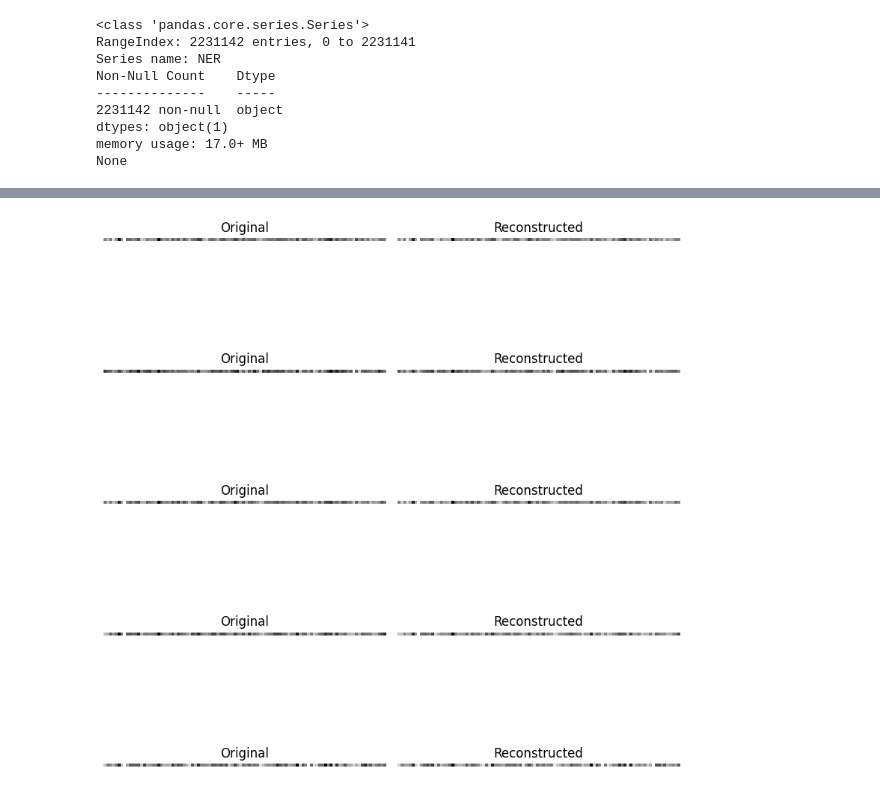
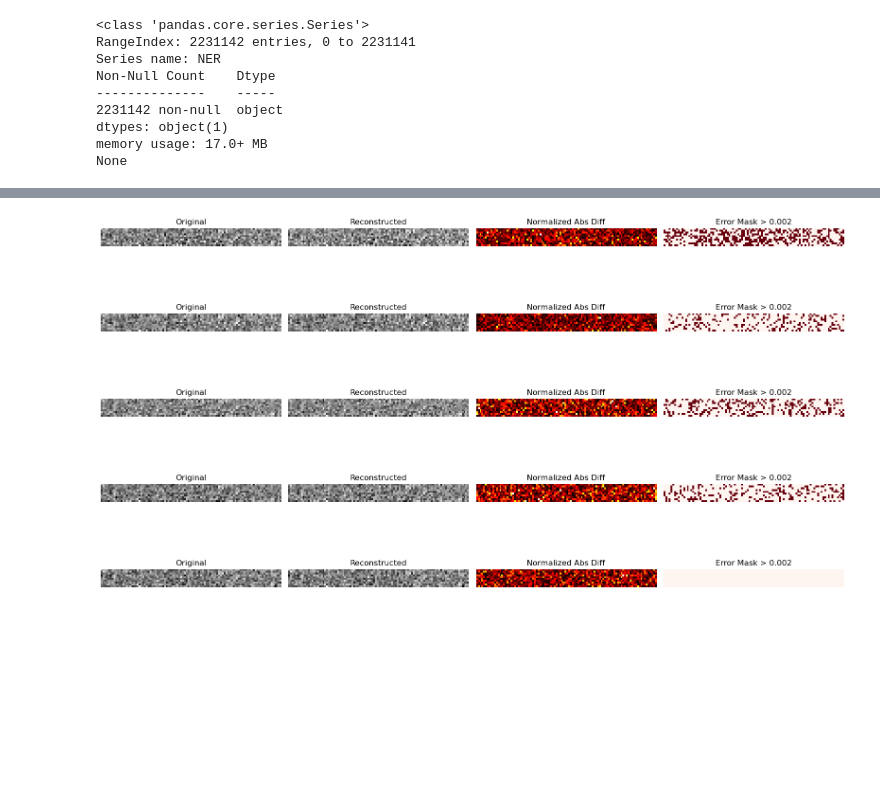
Before and after one commit to JasimrazaMomin/recipe-substitution, a Jupyter notebook: final_project/final_project.ipynb, the cells around one changed output, grey strips where cells are left out. Saved outputs shown, nothing was run; the diff lists cells and outputs as text; code cells hidden in the pictures; blank space fills up the shorter version.

```diff
--- a/final_project/final_project.ipynb
+++ b/final_project/final_project.ipynb
@@ -256,16 +235,19 @@ X_val_v1 = tf.convert_to_tensor(X_val_v1)
+# %%
+checkpoint_callback = ModelCheckpoint(
+    filepath='models_200k_real/autoencoder_epoch_{epoch:02d}.keras',  # Save path with epoch number
+    save_freq='epoch',               # Save after each epoch
+    save_best_only=False,            # Save all models, not just the best
+    save_weights_only=False,         # Save the full model (architecture + weights)
+    verbose=1                        # Display a message when saving
+)
 # %%
+# Train the model with the callback
 history = autoencoder.fit(
     X_train_v1, X_train_v1,
-    epochs=5,
+    epochs=50,
     batch_size=64,
     validation_data=(X_val_v1, X_val_v1),
+    callbacks=[checkpoint_callback],
     verbose=1
 )
-# history = autoencoder.fit(
-#     xv2, xv2,
-#     epochs=5,
-#     batch_size=128,
-#     validation_data=(xvv2,xvv2),
-#     verbose=1
-# )
 # %% [output]
@@ -331,23 +304,66 @@ plt.show()
 # %%
+# n_samples = 5
+# test_samples = np.array(X_train_v1)[np.random.choice(len(X_train_v1),n_samples, replace=False)]
+
+# reconstructed_samples = autoencoder.predict(test_samples)
+# fig, axes = plt.subplots(n_samples, 2, figsize=(8, 2 * n_samples))
+
+# for i in range(n_samples):
+#     axes[i, 0].imshow(test_samples[i].reshape(10,100), cmap="gray")  # Modify shape for your data
+#     axes[i, 0].set_title("Original")
+#     axes[i, 0].axis("off")
+
+#     axes[i, 1].imshow(reconstructed_samples[i].reshape(10, 100), cmap="gray")  # Modify shape for your data
+#     axes[i, 1].set_title("Reconstructed")
+#     axes[i, 1].axis("off")
+
+# plt.tight_layout()
+# plt.show()
+# for i in range(len(test_samples)):
+#     print(test_samples[i])
+#     print(reconstructed_samples[i])
+#     print()
 n_samples = 5
-test_samples = np.array(X_train_v1)[np.random.choice(len(X_train_v1),n_samples, replace=False)]
+threshold = 2e-3  # You can play with this
 
+test_samples = np.array(X_train_v1)[np.random.choice(len(X_train_v1), n_samples, replace=False)]
 reconstructed_samples = autoencoder.predict(test_samples)
-fig, axes = plt.subplots(n_samples, 2, figsize=(8, 2 * n_samples))
+
+fig, axes = plt.subplots(n_samples, 4, figsize=(16, 2 * n_samples))  # 4 columns now
 
 for i in range(n_samples):
-    axes[i, 0].imshow(test_samples[i].reshape(1,100), cmap="gray")  # Modify shape for your data
+    original = test_samples[i].reshape(10, 100)
+    reconstructed = reconstructed_samples[i].reshape(10, 100)
+    diff = np.abs(original - reconstructed)
+
+    # Normalized difference for visualization
+    norm_diff = (diff - np.min(diff)) / (np.max(diff) - np.min(diff) + 1e-12)
+
+    # Thresholded mask
+    mask = (diff > threshold).astype(float)
+
+    axes[i, 0].imshow(original, cmap="gray")
     axes[i, 0].set_title("Original")
     axes[i, 0].axis("off")
 
-    axes[i, 1].imshow(reconstructed_samples[i].reshape(1, 100), cmap="gray")  # Modify shape for your data
+    axes[i, 1].imshow(reconstructed, cmap="gray")
     axes[i, 1].set_title("Reconstructed")
     axes[i, 1].axis("off")
 
+    axes[i, 2].imshow(norm_diff, cmap="hot")
+    axes[i, 2].set_title("Normalized Abs Diff")
+    axes[i, 2].axis("off")
+
+    axes[i, 3].imshow(mask, cmap="Reds")  # Red = significant error
+    axes[i, 3].set_title(f"Error Mask > {threshold}")
+    axes[i, 3].axis("off")
+
 plt.tight_layout()
 plt.show()
-for i in range(len(test_samples)):
-    print(test_samples[i])
-    print(reconstructed_samples[i])
+
+for i in range(n_samples):
+    print("Original:", test_samples[i])
+    print("Reconstructed:", reconstructed_samples[i])
+    print("Abs Difference:", np.abs(test_samples[i] - reconstructed_samples[i]))
     print()
 # %% [output]
@@ -355 +371 @@ for i in range(len(test_samples)):
-[figure, old version]
+[figure, new version]
```
Also changed, not shown: parts of 39 cells of this notebook, 2 other files.
